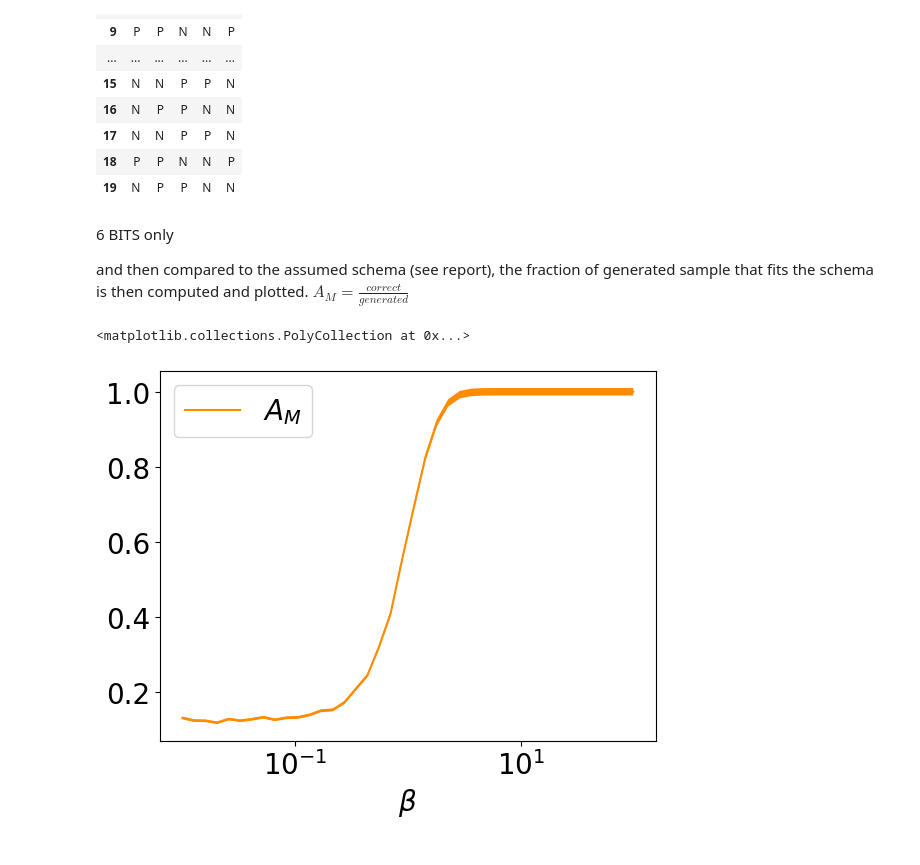
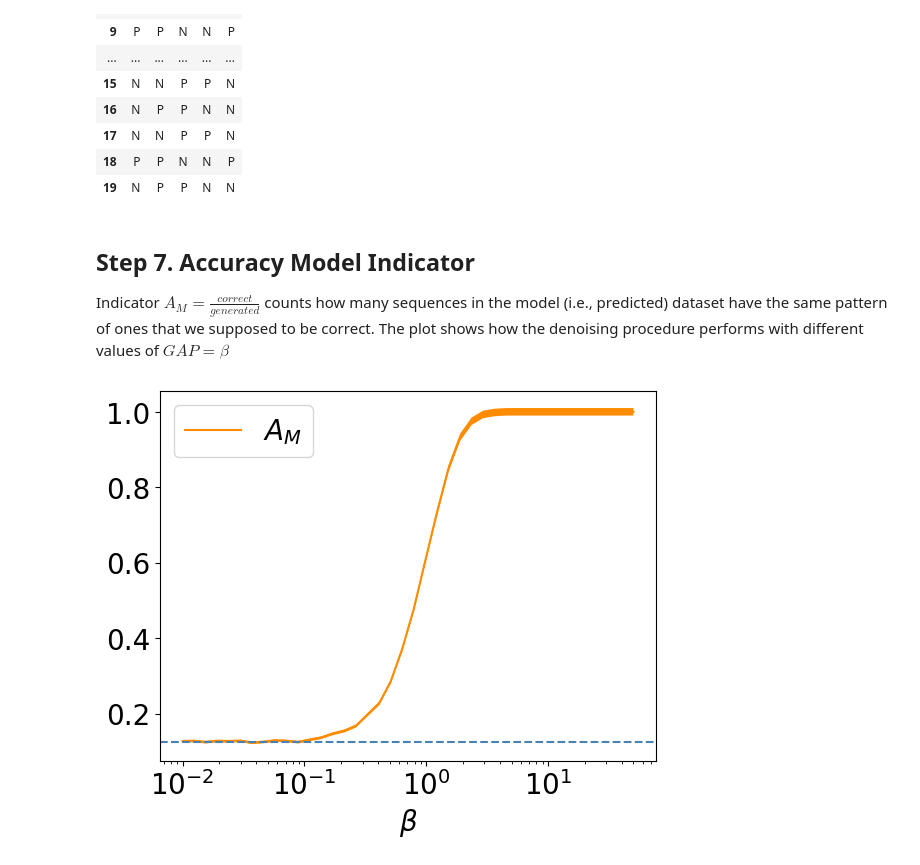
Before and after one commit to davbac/LCP-modB, a Jupyter notebook: isworking.ipynb, the cells around one changed output. Cells and saved outputs as stored; diff of their text form; code cells hidden in the pictures.

Commit message:
steps

```diff
--- a/isworking.ipynb
+++ b/isworking.ipynb
@@ -28,13 +28,7 @@ Here we choose the analysis to perform, and the corresponding parameters `BLSIZE
 # %%
 # select analysis to perform
 CASE = 2
-if CASE == 0:
-    data_name = 'DATA'
-    # size of each block of data (!= 1 for one-hot)
-    BLSIZE = 1
-    # number of hidden units
-    M = 3
-elif CASE == 1:
+if CASE == 1:
     dname = 'DATA_b'
     BLSIZE = 4
     M = 2
@@ -398,7 +393,7 @@ for epoch in range(nepochs):
 
     if epoch == nepochs-1:
         plt.rcParams['font.size'] = 14
-        plotgraph(epoch + 1,1)
+        plotgraph(epoch + 1,0)
 
     logZ = np.log(PartZ(w, a, b))
     mean_energy.append(np.mean(E))
@@ -510,7 +510,7 @@ Labels are predicted with the trained RBM and plotted next to the original data.
 # large GAP <-> low temperature
 mb_size, mb_count = 500, 0
 results = []
-gaplist = np.geomspace(10**-2, 100, 40)
+gaplist = np.geomspace(10**-2, 50, 40)
 
 for k in gaplist:
     GAP*=k
@@ -556,11 +556,17 @@ for k in gaplist:
     pred[pred == 0] = 'N'
 
     #compute the number of right denoised
-    right = np.array([['N', 'N', 'P', 'P', 'N'],
-                      ['N', 'P', 'P', 'N', 'N'],
-                      ['P', 'P', 'N', 'N', 'P'],
-                      ['P', 'N', 'N', 'P', 'P']])
+    if CASE==1:
+        right = np.array([['N', 'P', 'N', 'P', 'N'],
+                          ['P', 'N', 'P', 'N', 'P'],])
+
+    if CASE==2:
+        right = np.array([['N', 'N', 'P', 'P', 'N'],
+                          ['N', 'P', 'P', 'N', 'N'],
+                          ['P', 'P', 'N', 'N', 'P'],
+                          ['P', 'N', 'N', 'P', 'P']])
     c=0
+
     for i, row in enumerate(np.array(pred)):
         if np.any( np.all(row == right , axis=1) ):
             c+=1
@@ -632,19 +638,20 @@ Model
 | 17 | N | N | P | P | N |
 | 18 | P | P | N | N | P |
 | 19 | N | P | P | N | N |
-# %% [markdown]
-6 BITS only
-
-
-and then compared to the assumed schema (see report), the fraction of generated sample that fits the schema is then computed and plotted.
-$A_M=\frac{correct}{generated}$
+# %% [markdown]
+## Step 7. Accuracy Model Indicator
+Indicator $A_M=\frac{correct}{generated}$ counts how many sequences in the model (i.e., predicted) dataset have the same pattern of ones that we supposed to be correct.
+The plot shows how the denoising procedure performs with different values of $GAP=\beta$
 # %%
 fig, ax = plt.subplots()
 ax.plot(gaplist, results, c='darkorange', label='$A_M$')
 ax.set_xscale('log') #x in log scale
 ax.set_xlabel(r'$\beta$')
 ax.legend()
 ax.fill_between(gaplist,results+np.sqrt(results)/np.sqrt(N),results-np.sqrt(results)/np.sqrt(N), facecolor='darkorange')
+if CASE==1:
+    ax.axhline(y=1/16, color='steelblue', linestyle='dashed')
+if CASE==2:
+    ax.axhline(y=1/8, color='steelblue', linestyle='dashed')
 # %% [output]
-<matplotlib.collections.PolyCollection at 0x...>
-[figure, old version]
+[figure, new version]
```
Also changed, not shown: parts of 7 cells of this notebook.
